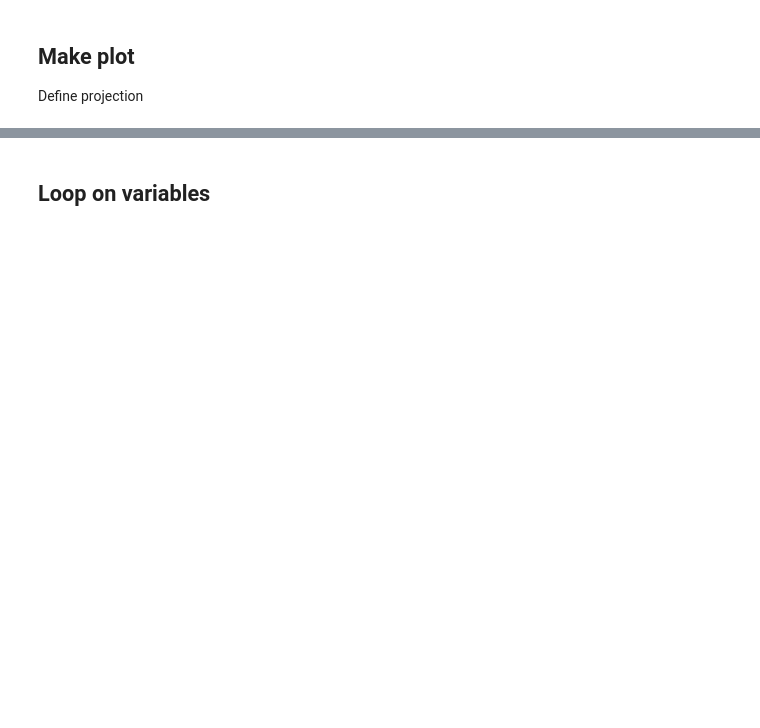
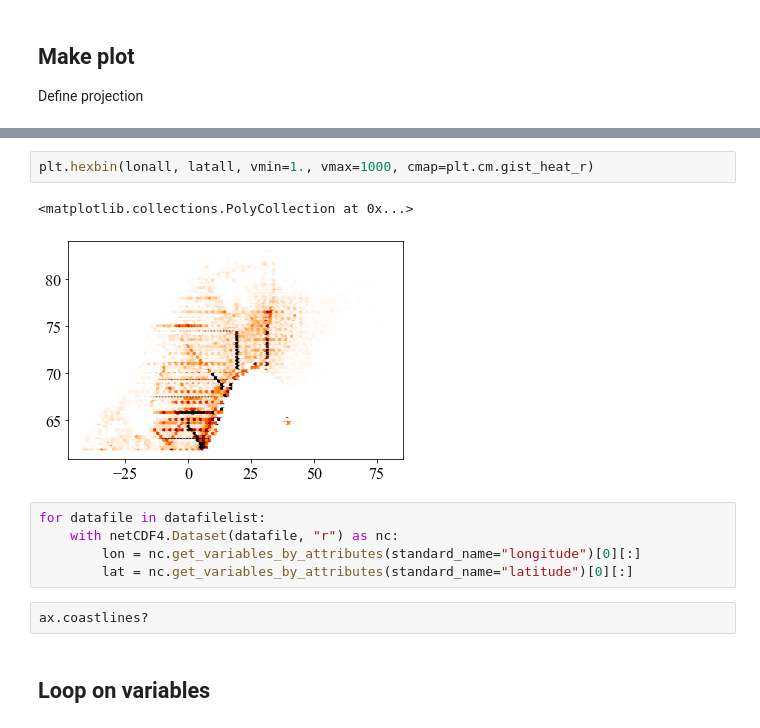
Before and after one commit to gher-uliege/EMODnet-Chemistry, a Jupyter notebook: python/plot_data_positions.ipynb, the cells around one changed output, grey strips where cells are left out. Cells and saved outputs as stored; diff of their text form; blank space fills up the shorter version.

```diff
--- a/python/plot_data_positions.ipynb
+++ b/python/plot_data_positions.ipynb
@@ -59,3 +87,15 @@ domain = [-45., 70., 24., 83.]
+# %%
+plt.hexbin(lonall, latall, vmin=1., vmax=1000, cmap=plt.cm.gist_heat_r)
+# %% [output]
+<matplotlib.collections.PolyCollection at 0x...>
+[figure, added]
+# %%
+for datafile in datafilelist:
+    with netCDF4.Dataset(datafile, "r") as nc:
+        lon = nc.get_variables_by_attributes(standard_name="longitude")[0][:]
+        lat = nc.get_variables_by_attributes(standard_name="latitude")[0][:]
+# %%
+ax.coastlines?
 # %% [markdown]
 ## Loop on variables
 # %%
```
Also changed, not shown: parts of 10 cells of this notebook.
